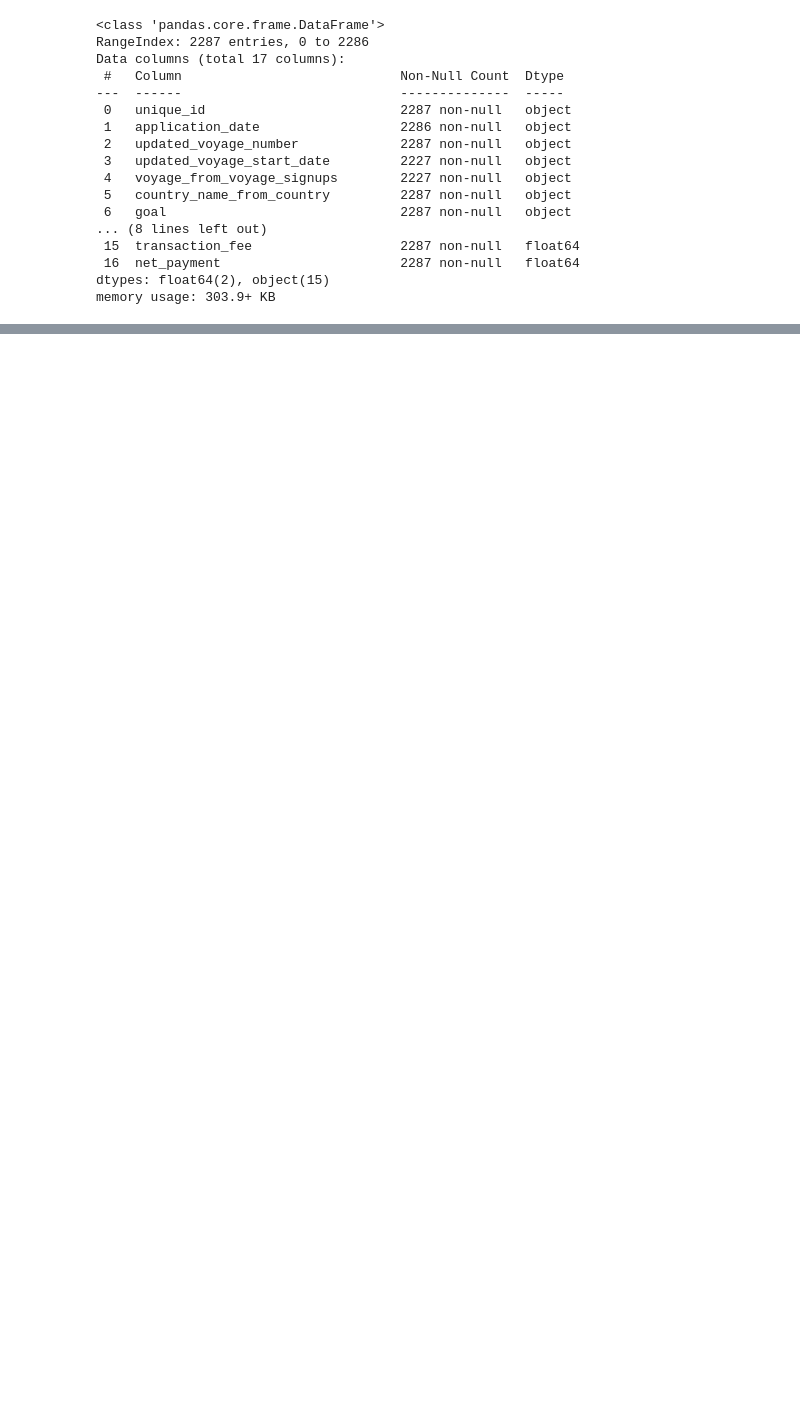
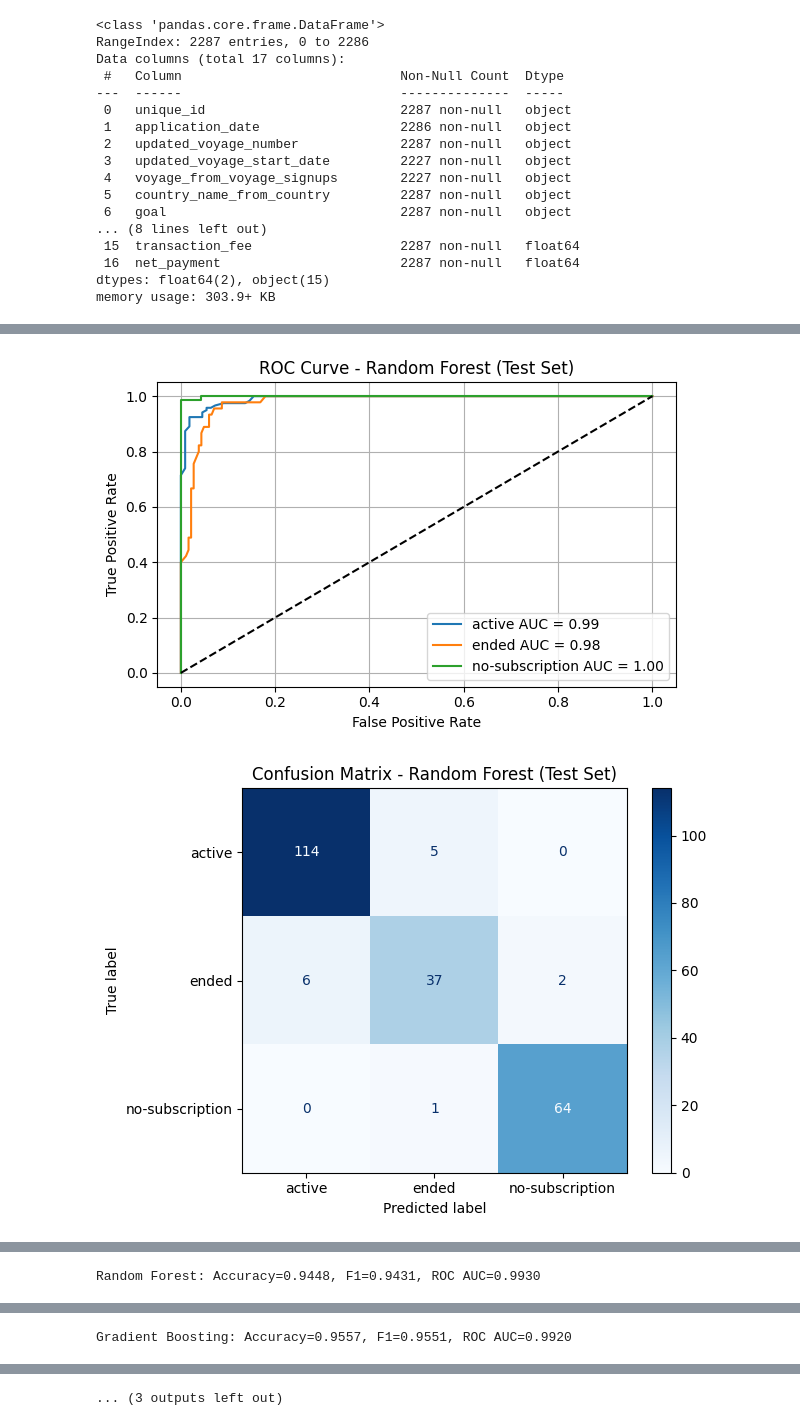
Before and after one commit to roziii/chingu_segment_analysis, a Jupyter notebook: Transaction_Application_analysis.ipynb, the cells around one changed output, grey strips where cells are left out. Drawn from its saved outputs; the diff is of its cells as text; code cells hidden in the pictures; blank space fills up the shorter version.

```diff
--- a/Transaction_Application_analysis.ipynb
+++ b/Transaction_Application_analysis.ipynb
@@ -278,0 +381,70 @@ df_merged.to_csv('./data/merged_applications_transactions.csv')
+# %%
+from sklearn.metrics import confusion_matrix, ConfusionMatrixDisplay
+
+# ROC curves and confusion matrix on test set
+for name, model in models.items():
+    y_score = model.fit(X_train, y_train_encoded).predict_proba(X_test)
+    y_pred_test = model.predict(X_test)
+
+    # ROC Curve
+    plt.figure(figsize=(6, 4))
+    for i in range(y_test_bin.shape[1]):
+        fpr, tpr, _ = roc_curve(y_test_bin[:, i], y_score[:, i])
+        auc = roc_auc_score(y_test_bin[:, i], y_score[:, i])
+        label = label_encoder.classes_[i]
+        plt.plot(fpr, tpr, label=f'{label} AUC = {auc:.2f}')
+    plt.plot([0, 1], [0, 1], 'k--')
+    plt.title(f'ROC Curve - {name} (Test Set)')
+    plt.xlabel('False Positive Rate')
+    plt.ylabel('True Positive Rate')
+    plt.legend()
+    plt.grid(True)
+    plt.tight_layout()
+    plt.show()
+
+    # Confusion Matrix
+    cm_test = confusion_matrix(y_test_encoded, y_pred_test)
+    disp_test = ConfusionMatrixDisplay(confusion_matrix=cm_test, display_labels=label_encoder.classes_)
+    disp_test.plot(cmap='Blues')
+    plt.title(f'Confusion Matrix - {name} (Test Set)')
+    plt.grid(False)
+    plt.tight_layout()
+    plt.show()
+
+# Evaluation + ROC + Confusion Matrix on extrapolation
+for name, model in models.items():
+    y_pred = model.predict(X_extra)
+    acc = accuracy_score(y_extra_encoded, y_pred)
+    f1 = f1_score(y_extra_encoded, y_pred, average='weighted')
+    y_prob = model.predict_proba(X_extra)
+    y_bin = label_binarize(y_extra_encoded, classes=np.unique(y_train_encoded))
+    auc = roc_auc_score(y_bin, y_prob, average='weighted', multi_class='ovr')
+    print(f"{name}: Accuracy={acc:.4f}, F1={f1:.4f}, ROC AUC={auc:.4f}")
+
+    # ROC Curve
+    plt.figure(figsize=(6, 4))
+    for i in range(y_bin.shape[1]):
+        fpr, tpr, _ = roc_curve(y_bin[:, i], y_prob[:, i])
+        auc_class = roc_auc_score(y_bin[:, i], y_prob[:, i])
+        label = label_encoder.classes_[i]
+        plt.plot(fpr, tpr, label=f'{label} AUC = {auc_class:.2f}')
+    plt.plot([0, 1], [0, 1], 'k--')
+    plt.title(f'ROC Curve - {name} (Extrapolation Set)')
+    plt.xlabel('False Positive Rate')
+    plt.ylabel('True Positive Rate')
+    plt.legend()
+    plt.grid(True)
+    plt.tight_layout()
+    plt.show()
+
+    # Confusion Matrix
+    cm_extra = confusion_matrix(y_extra_encoded, y_pred)
+    disp_extra = ConfusionMatrixDisplay(confusion_matrix=cm_extra, display_labels=label_encoder.classes_)
+    disp_extra.plot(cmap='Blues')
+    plt.title(f'Confusion Matrix - {name} (Extrapolation Set)')
+    plt.grid(False)
+    plt.tight_layout()
+    plt.show()
+# %% [output]
+[figure, added]
+[figure, added]
@@ -278,0 +455 @@ df_merged.to_csv('./data/merged_applications_transactions.csv')
+Random Forest: Accuracy=0.9448, F1=0.9431, ROC AUC=0.9930
@@ -278,0 +458 @@ df_merged.to_csv('./data/merged_applications_transactions.csv')
+Gradient Boosting: Accuracy=0.9557, F1=0.9551, ROC AUC=0.9920
@@ -278,0 +461 @@ df_merged.to_csv('./data/merged_applications_transactions.csv')
+... (3 outputs left out)
```
Also changed, not shown: parts of 3 cells of this notebook.
